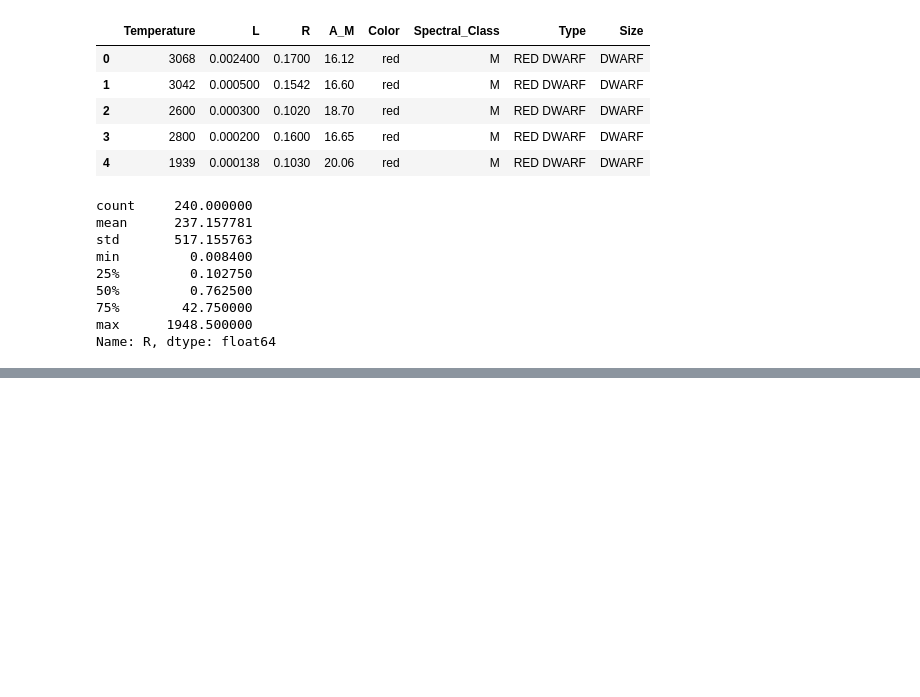
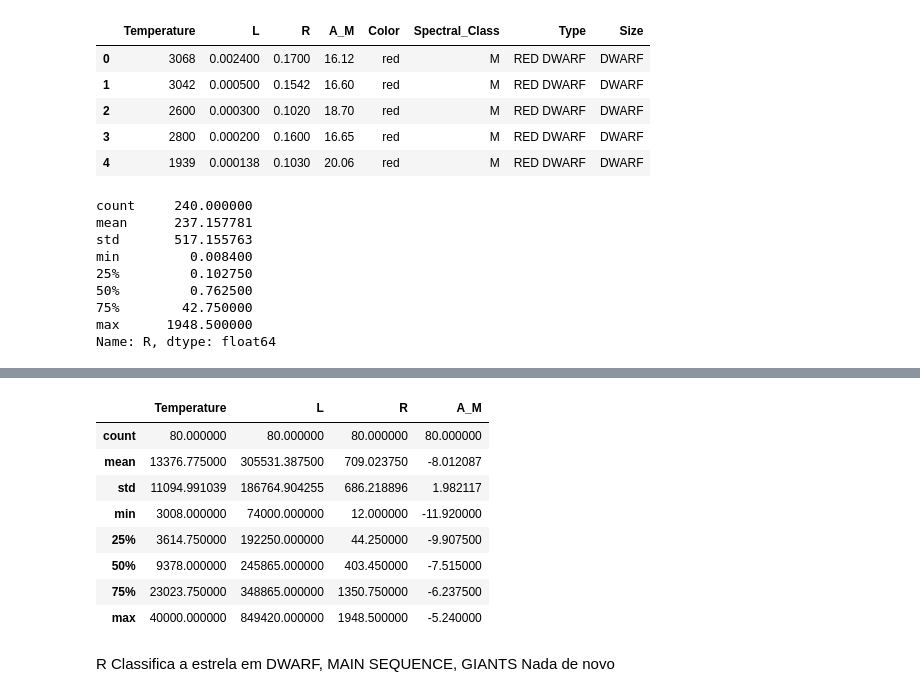
Before and after one commit to nardao666/star_classification, a Jupyter notebook: stat_classification.ipynb, the cells around one changed output, grey strips where cells are left out. Saved outputs shown, nothing was run; the diff lists cells and outputs as text; code cells hidden in the pictures; blank space fills up the shorter version.

```diff
--- a/stat_classification.ipynb
+++ b/stat_classification.ipynb
@@ -209,0 +287,15 @@ df_star[['R','Size']]
+# %%
+df_star_giants.describe()
+# %% [output]
+|  | Temperature | L | R | A_M |
+| count | 80.000000 | 80.000000 | 80.000000 | 80.000000 |
+| mean | 13376.775000 | 305531.387500 | 709.023750 | -8.012087 |
+| std | 11094.991039 | 186764.904255 | 686.218896 | 1.982117 |
+| min | 3008.000000 | 74000.000000 | 12.000000 | -11.920000 |
+| 25% | 3614.750000 | 192250.000000 | 44.250000 | -9.907500 |
+| 50% | 9378.000000 | 245865.000000 | 403.450000 | -7.515000 |
+| 75% | 23023.750000 | 348865.000000 | 1350.750000 | -6.237500 |
+| max | 40000.000000 | 849420.000000 | 1948.500000 | -5.240000 |
+# %% [markdown]
+R Classifica a estrela em DWARF, MAIN SEQUENCE, GIANTS
+Nada de novo
```
Also changed, not shown: parts of 9 cells of this notebook.
